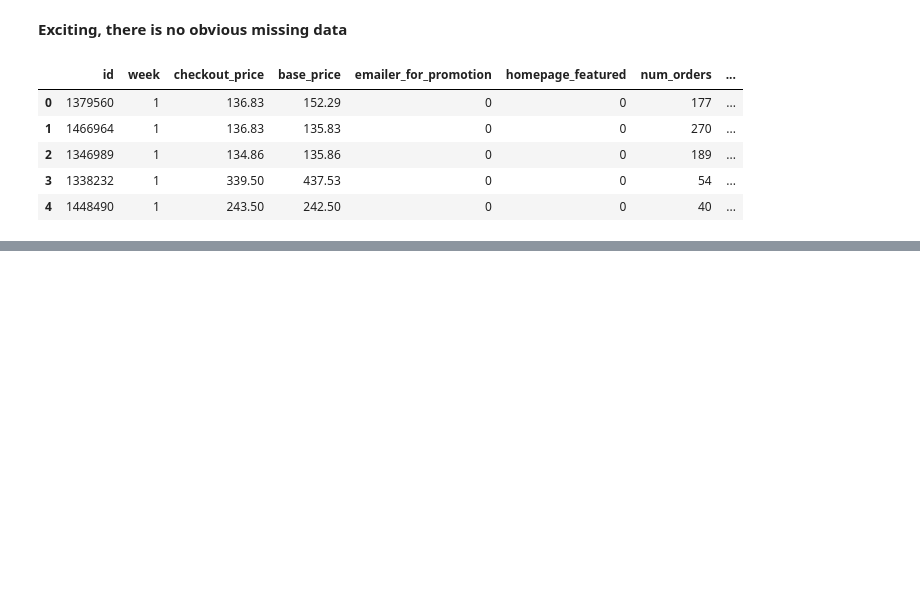
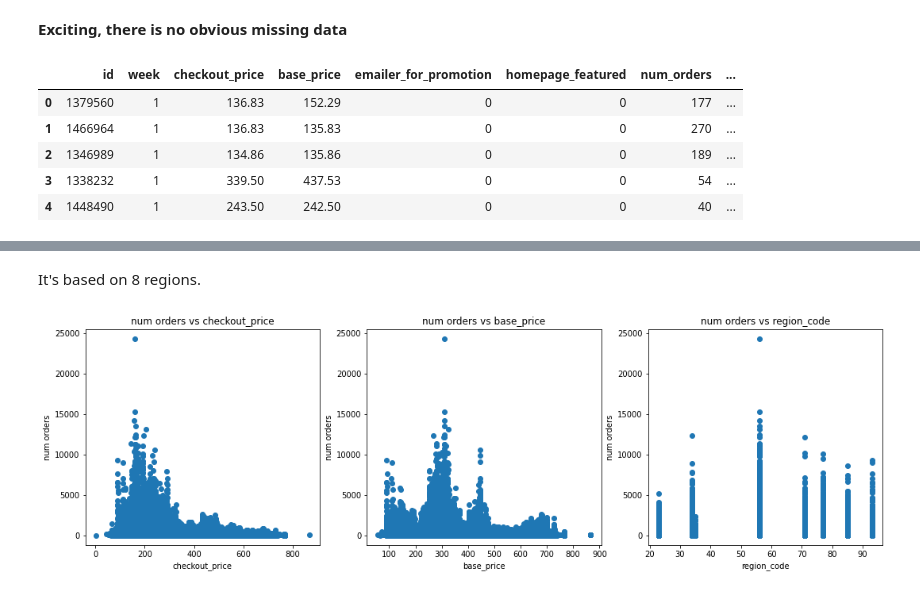
Before and after one commit to jihuali/aml-project, a Jupyter notebook: index.ipynb, the cells around one changed output, grey strips where cells are left out. Drawn from its saved outputs; the diff is of its cells as text; code cells hidden in the pictures; blank space fills up the shorter version.

```diff
--- a/index.ipynb
+++ b/index.ipynb
@@ -113,0 +146,14 @@ train_data.head()
+# %% [markdown]
+It's based on 8 regions.
+# %%
+ind = 0
+plt.figure(figsize=(18,5))
+for i in features:
+    ind+=1
+    plt.subplot(1,3,ind)
+    plt.scatter(train_data[i],target)
+    plt.title(f'num orders vs '+i)
+    plt.xlabel(i)
+    plt.ylabel('num orders')
+# %% [output]
+[figure, added]
```
Also changed, not shown: parts of 11 cells of this notebook.
